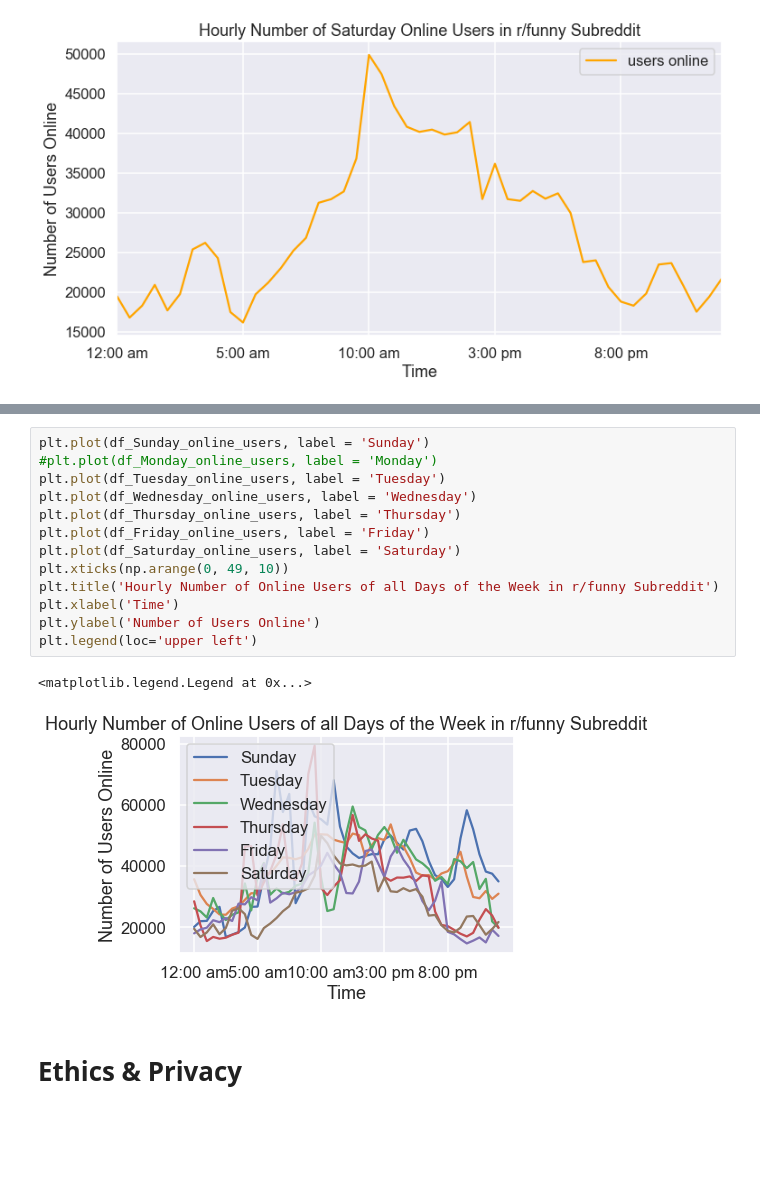
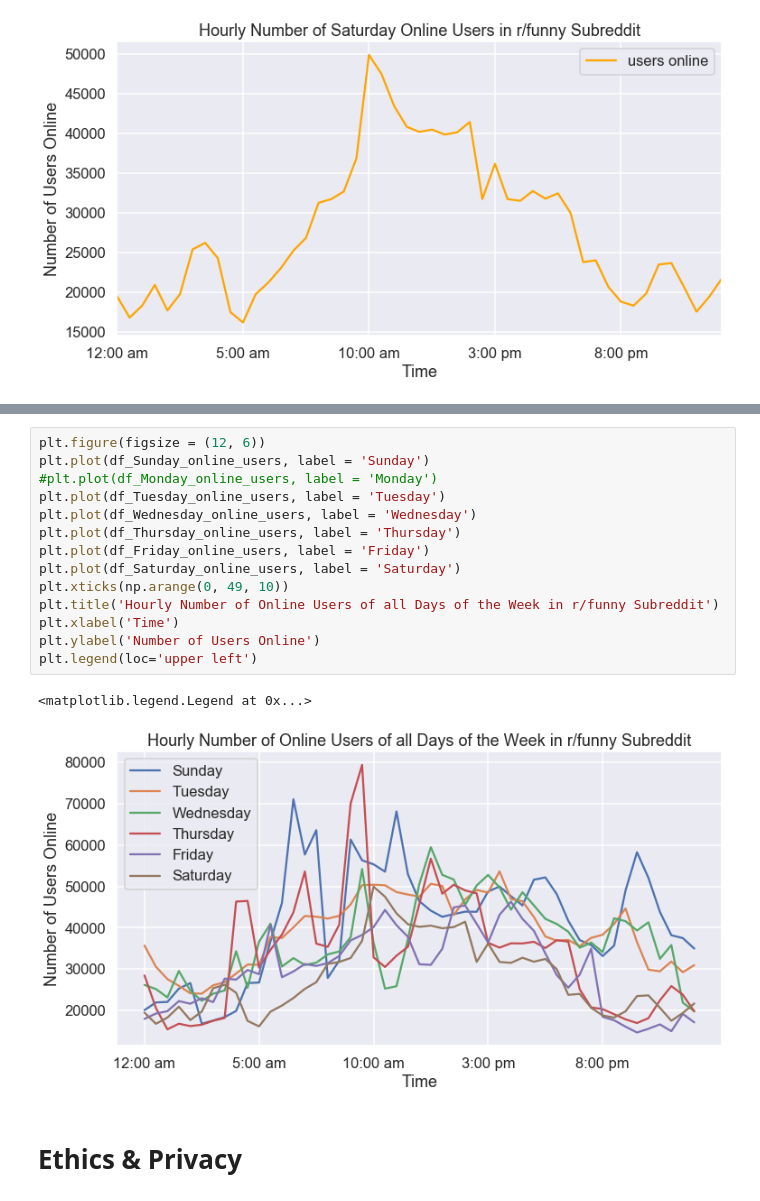
Before and after one commit to cs1212/COGS108_Reddit-Data-Analysis, a Jupyter notebook: FinalProject.ipynb, the cells around one changed output, grey strips where cells are left out. Drawn from its saved outputs; the diff is of its cells as text; blank space fills up the shorter version.

```diff
--- a/FinalProject.ipynb
+++ b/FinalProject.ipynb
@@ -585,19 +587,20 @@ plt.legend(loc='lower right')
 # %%
+plt.figure(figsize = (12, 6))
 plt.plot(df_Sunday_online_users, label = 'Sunday')
 #plt.plot(df_Monday_online_users, label = 'Monday')
 plt.plot(df_Tuesday_online_users, label = 'Tuesday')
 plt.plot(df_Wednesday_online_users, label = 'Wednesday')
 plt.plot(df_Thursday_online_users, label = 'Thursday')
 plt.plot(df_Friday_online_users, label = 'Friday')
 plt.plot(df_Saturday_online_users, label = 'Saturday')
 plt.xticks(np.arange(0, 49, 10))
 plt.title('Hourly Number of Online Users of all Days of the Week in r/funny Subreddit')
 plt.xlabel('Time')
 plt.ylabel('Number of Users Online')
 plt.legend(loc='upper left')
 # %% [output]
 <matplotlib.legend.Legend at 0x...>
-[figure, old version]
+[figure, new version]
 # %% [markdown]
 # Ethics & Privacy
 # %% [markdown]
```
Also changed, not shown: parts of 2 cells of this notebook.
